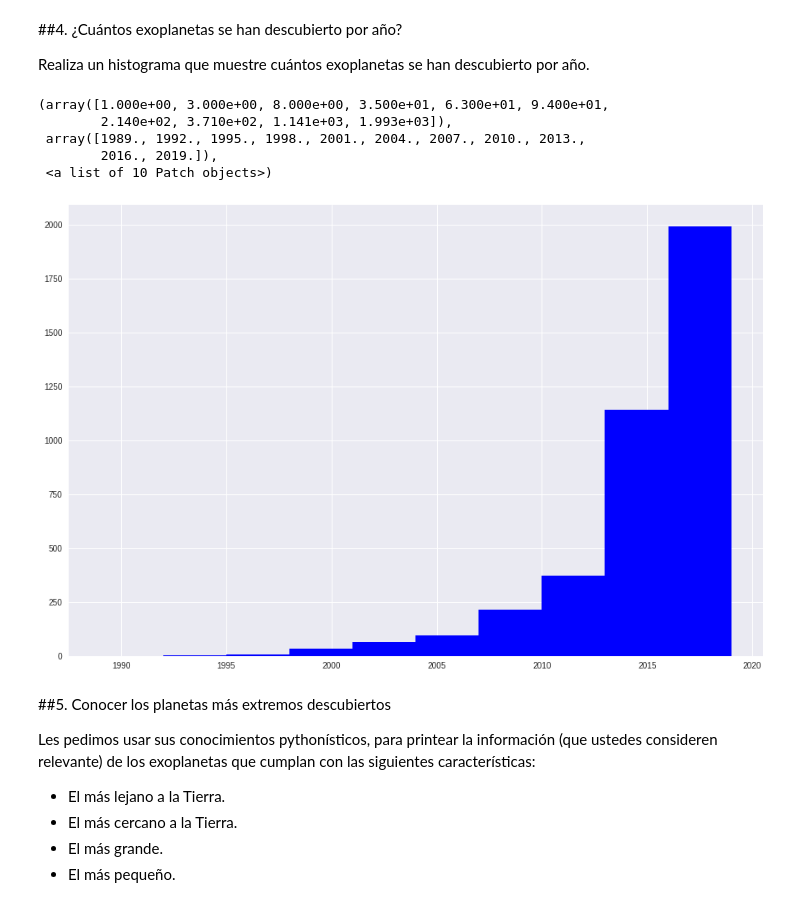
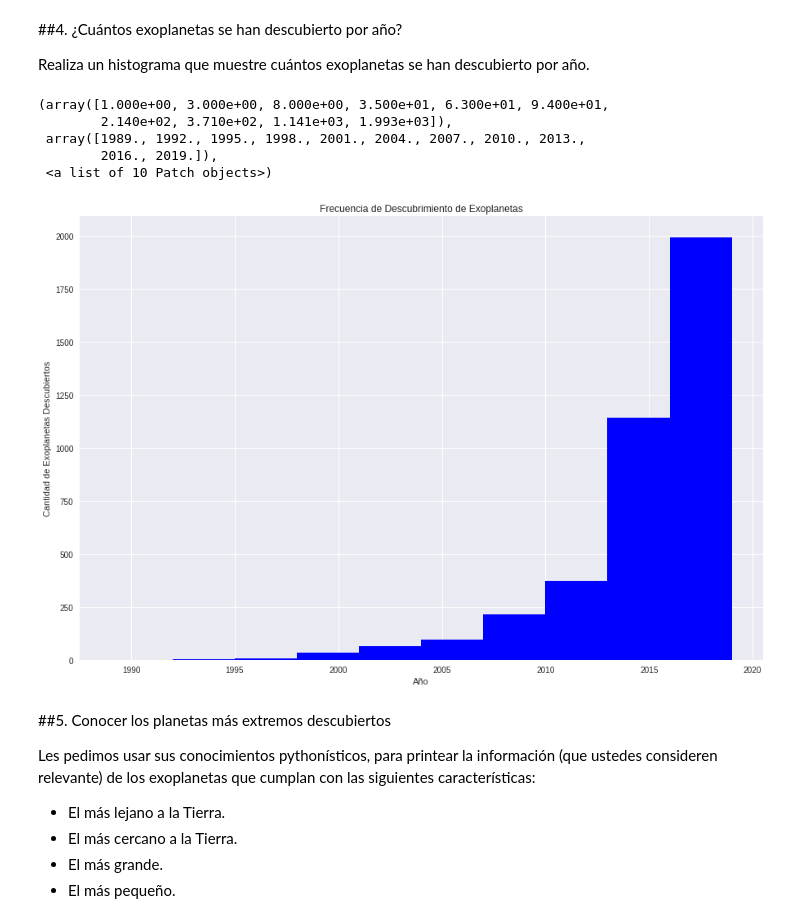
Before and after one commit to kosarrara/minitarea3, a Jupyter notebook: minitarea3.ipynb, the cells around one changed output. Cells and saved outputs as stored; diff of their text form; code cells hidden in the pictures.

```diff
--- a/minitarea3.ipynb
+++ b/minitarea3.ipynb
@@ -185,7 +185,7 @@ En esta sección se pide graficar ***de forma clara***, todos los exoplanetas en
 # Importamos Pandas y cargamos el archivo planets.csv
 import pandas as pd
 
-archivo = download_file('https://raw.githubusercontent.com/piacortes/astroclases/master/planets.csv?token=AXWBlnRlbOADXAfY-qtBxFJQ3SugzCucks5cpBbnwA%3D%3D')
+archivo = download_file('https://raw.githubusercontent.com/astrodatos/Clase3/master/planets.csv')
 planetas = pd.read_csv(archivo, comment="#")
 Descubrimiento=planetas["pl_discmethod"]
 
@@ -201,7 +201,7 @@ MicroLensing=planetas.where(planetas["pl_discmethod"]=="Microlensing")
 Orbital_Brightness_Modulation=planetas.where(planetas["pl_discmethod"]=="Orbital Brightness Modulation")
 
 plt.figure(figsize=(20,10))
-
+plt.title("Gráfico vs Periodo, con colores por método de descubrimiento")
 plt.xlabel("ln(Masa[Masas Solares])")
 plt.ylabel("ln(Periodo Orbital[dias])")
 
@@ -263,16 +263,18 @@ Realiza un histograma que muestre cuántos exoplanetas se han descubierto por a
 # %%
 # Hacer histograma
 
 plt.figure(figsize=(15,10))
-
+plt.title("Frecuencia de Descubrimiento de Exoplanetas")
+plt.xlabel("Año")
+plt.ylabel("Cantidad de Exoplanetas Descubiertos")
 plt.hist(planetas["pl_disc"],color="b")
 # %% [output]
 (array([1.000e+00, 3.000e+00, 8.000e+00, 3.500e+01, 6.300e+01, 9.400e+01,
         2.140e+02, 3.710e+02, 1.141e+03, 1.993e+03]),
  array([1989., 1992., 1995., 1998., 2001., 2004., 2007., 2010., 2013.,
         2016., 2019.]),
  <a list of 10 Patch objects>)
-[figure, old version]
+[figure, new version]
 # %% [markdown]
 ##5. Conocer los planetas más extremos descubiertos
 
```
Also changed, not shown: parts of 5 cells of this notebook.
